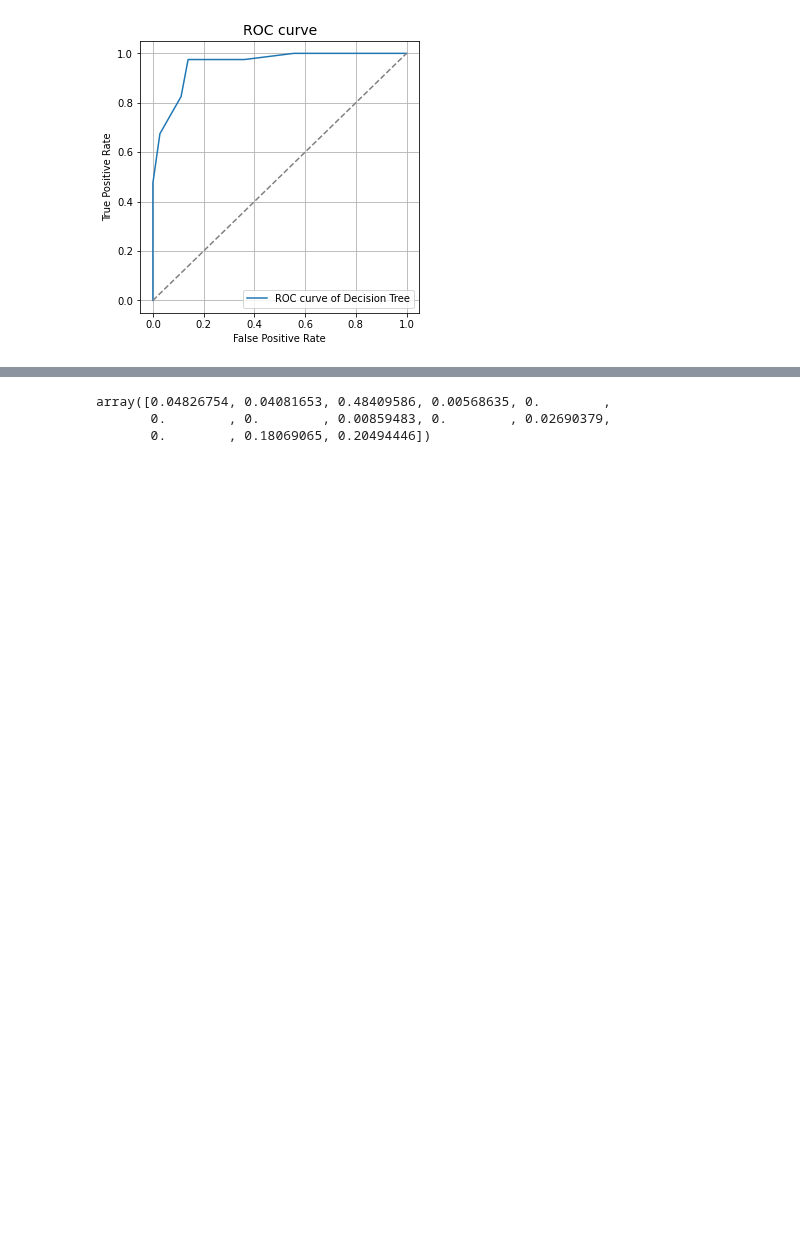
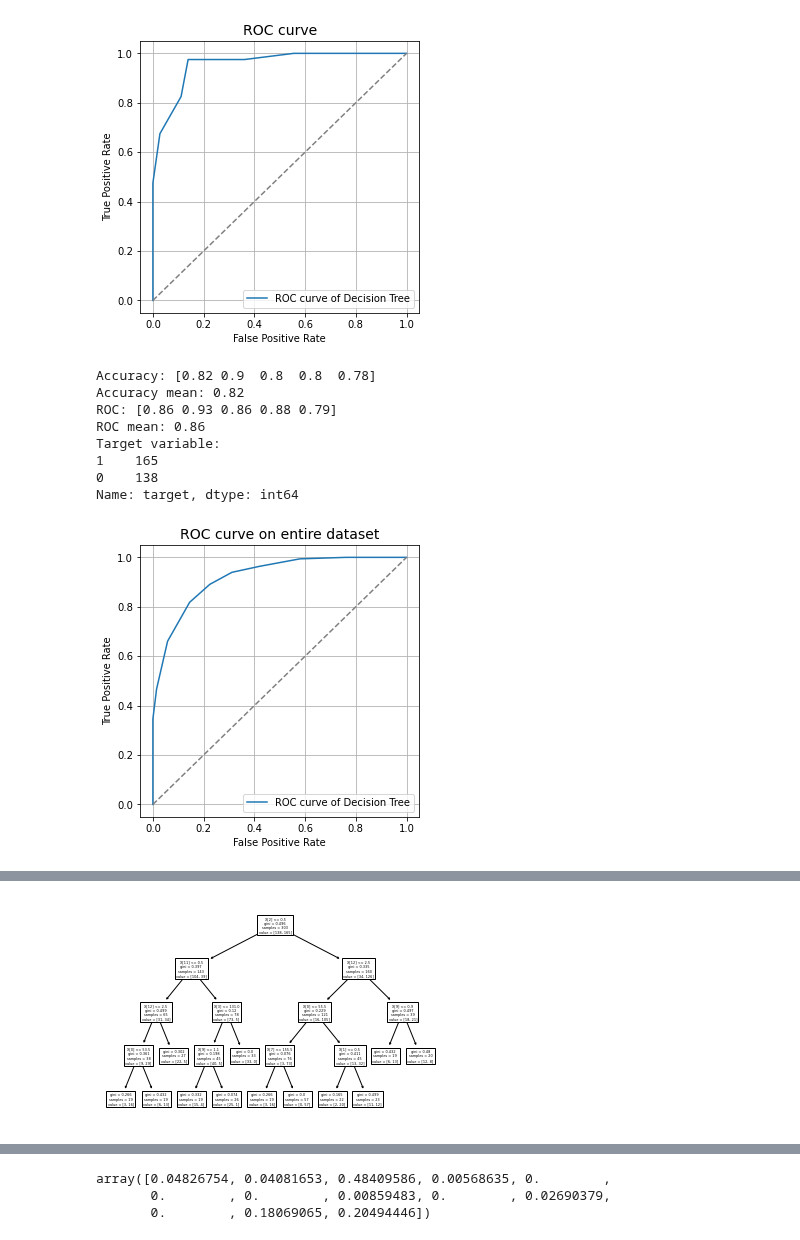
Before and after one commit to omdgit/Hands-On-Gradient-Boosting-with-XGBoost-and-Scikit-learn, a Jupyter notebook: Chapter02/Decision_Trees_In_Depth.ipynb, the cells around one changed output, grey strips where cells are left out. Saved outputs shown, nothing was run; the diff lists cells and outputs as text; code cells hidden in the pictures; blank space fills up the shorter version.

```diff
--- a/Chapter02/Decision_Trees_In_Depth.ipynb
+++ b/Chapter02/Decision_Trees_In_Depth.ipynb
@@ -289,12 +289,19 @@ DecisionTreeClassifier(max_depth=7, max_features=0.78, max_leaf_nodes=45,
                        min_weight_fraction_leaf=0.06, random_state=2)
 # %%
 # Initialize Decision Tree Classifier
-model = DecisionTreeClassifier(class_weight=None, criterion='gini', max_depth=7,
-            max_features=0.78, max_leaf_nodes=45,
-            min_impurity_decrease=0.0, min_impurity_split=None,
-            min_samples_leaf=0.045, min_samples_split=9,
-            min_weight_fraction_leaf=0.06, presort=False, random_state=2,
-            splitter='best')
+model = DecisionTreeClassifier(class_weight=None,
+                                criterion='gini',
+                                max_depth=7,
+                                max_features=0.78,
+                                max_leaf_nodes=45,
+                                min_impurity_decrease=0.0,
+                                # min_impurity_split=None,
+                                min_samples_leaf=0.045,
+                                min_samples_split=9,
+                                min_weight_fraction_leaf=0.06,
+                                # presort=False,
+                                random_state=2,
+                                splitter='best')
 
 # Obtain scores of cross-validation
 scores = cross_val_score(model, X, y, cv=5)
@@ -389,3 +397,60 @@ Accuracy: 0.92
 9   0.722222  1.000
 10  1.000000  1.000
 [figure]
+# %%
+# omd
+model = DecisionTreeClassifier(class_weight=None,
+                                criterion='gini',
+                                max_depth=7,
+                                max_features=0.78,
+                                max_leaf_nodes=45,
+                                min_impurity_decrease=0.0,
+                                # min_impurity_split=None,
+                                min_samples_leaf=0.045,
+                                min_samples_split=9,
+                                min_weight_fraction_leaf=0.06,
+                                # presort=False,
+                                random_state=2,
+                                splitter='best')
+
+accu_scores = cross_val_score(model, X, y, cv=5)
+roc_scores = cross_val_score(model, X, y, cv=5, scoring='roc_auc')
+print('Accuracy:', np.round(accu_scores, 2))
+print('Accuracy mean: %0.2f' % (scores.mean()))
+print('ROC: {}'.format(np.round(roc_scores, 2)))
+print('ROC mean: {0:0.2f}'.format(roc_scores.mean()))
+print('Target variable:')
+print(y.value_counts())
+
+model.fit(X, y)
+y_pred_proba = model.predict_proba(X)[:,1]
+fpr, tpr, _ = metrics.roc_curve(y,  y_pred_proba)
+
+#create ROC curve
+plt.figure(figsize=(5, 5))
+plt.plot(fpr,tpr, label='ROC curve of Decision Tree')
+plt.plot([0, 1], [0, 1], color='grey', ls='--')
+plt.title('ROC curve on entire dataset', size=14)
+plt.ylabel('True Positive Rate')
+plt.xlabel('False Positive Rate')
+plt.grid(True)
+plt.legend()
+plt.show()
+
+# plot the tree
+import sklearn.tree as tree
+import graphviz
+dot_data = tree.export_graphviz(model, out_file=None)
+graph = graphviz.Source(dot_data)
+graph.render("heart")
+tree.plot_tree(model)
+# %% [output]
+Accuracy: [0.82 0.9  0.8  0.8  0.78]
+Accuracy mean: 0.82
+ROC: [0.86 0.93 0.86 0.88 0.79]
+ROC mean: 0.86
+Target variable:
+1    165
+0    138
+Name: target, dtype: int64
+[figure, added]
@@ -391,0 +474 @@ Accuracy: 0.92
+[figure, added]
```
Also changed, not shown: parts of 7 cells of this notebook, 2 other files.
